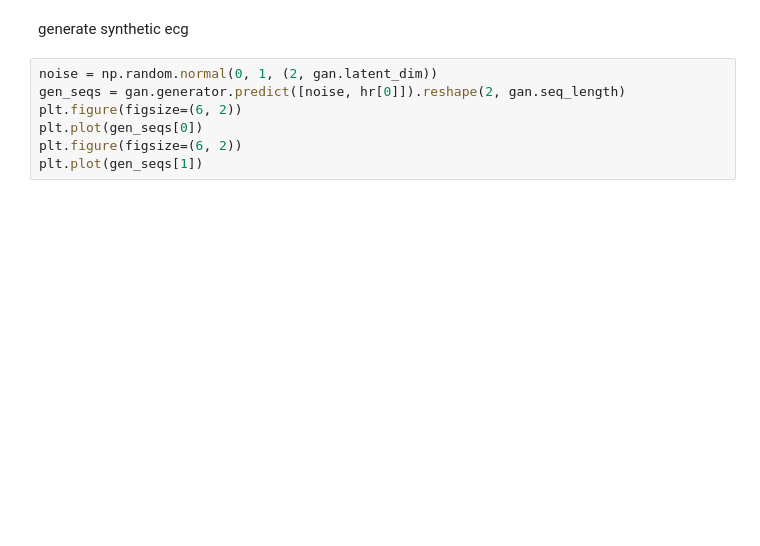
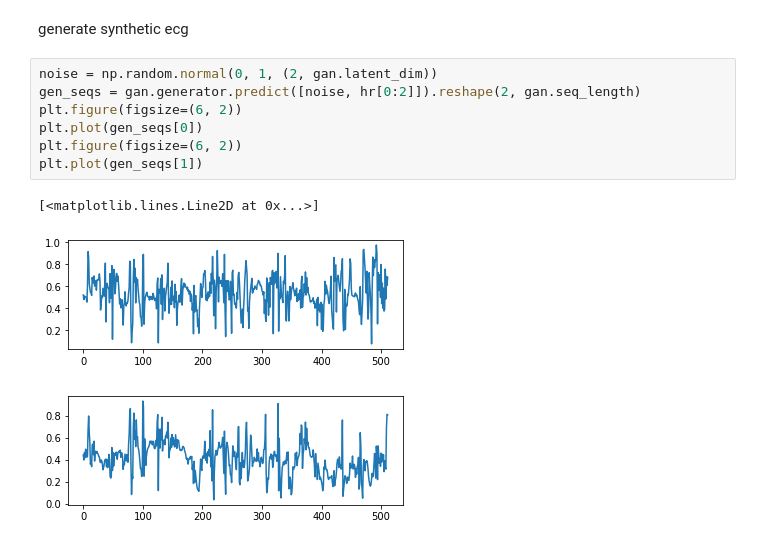
Before and after one commit to abbasloo/dnnHealth, a Jupyter notebook: AF/ecgGAN.ipynb, the cells around one changed output. Drawn from its saved outputs; the diff is of its cells as text; blank space fills up the shorter version.

```diff
--- a/AF/ecgGAN.ipynb
+++ b/AF/ecgGAN.ipynb
@@ -270,11 +314,15 @@ gan.train(epochs=10000, batch_size=64, sample_interval=100)
 generate synthetic ecg
 # %%
 noise = np.random.normal(0, 1, (2, gan.latent_dim))
-gen_seqs = gan.generator.predict([noise, hr[0]]).reshape(2, gan.seq_length)
+gen_seqs = gan.generator.predict([noise, hr[0:2]]).reshape(2, gan.seq_length)
 plt.figure(figsize=(6, 2))
 plt.plot(gen_seqs[0])
 plt.figure(figsize=(6, 2))
 plt.plot(gen_seqs[1])
+# %% [output]
+[<matplotlib.lines.Line2D at 0x...>]
+[figure, added]
+[figure, added]
 # %%
 model = gan.generator
 model_json = model.to_json()
```
Also changed, not shown: parts of 7 cells of this notebook.
